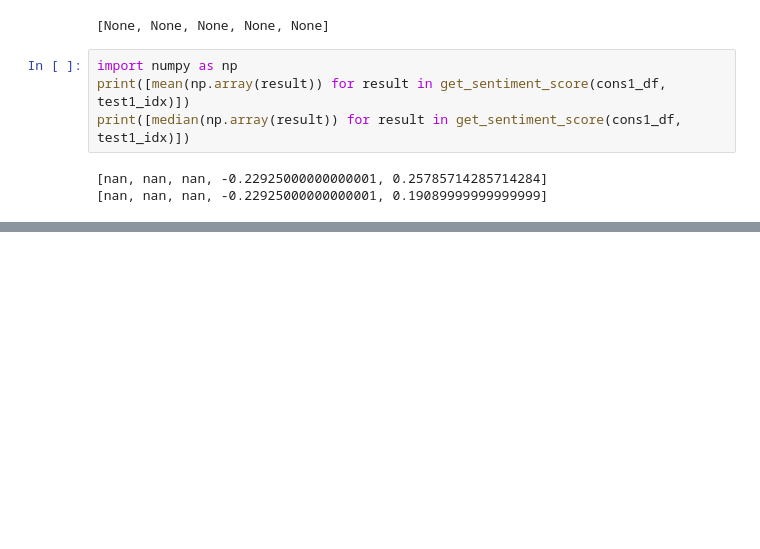
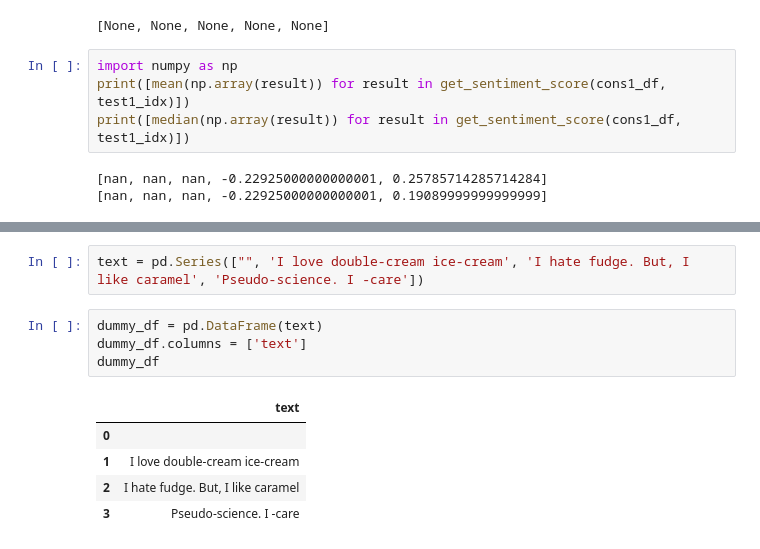
Before and after one commit to exfalsoquodlibet/NLP_consultation, a Jupyter notebook: Improving_functions.ipynb, the cells around one changed output, grey strips where cells are left out. Saved outputs shown, nothing was run; the diff lists cells and outputs as text; blank space fills up the shorter version.

```diff
--- a/Improving_functions.ipynb
+++ b/Improving_functions.ipynb
@@ -225,0 +328,12 @@ print(0.3818/2)
+# %%
+text = pd.Series(["", 'I love double-cream ice-cream', 'I hate fudge. But, I like caramel', 'Pseudo-science. I -care'])
+# %%
+dummy_df = pd.DataFrame(text)
+dummy_df.columns = ['text']
+dummy_df
+# %% [output]
+|  | text |
+| 0 |  |
+| 1 | I love double-cream ice-cream |
+| 2 | I hate fudge. But, I like caramel |
+| 3 | Pseudo-science. I -care |
```
Also changed, not shown: parts of 17 cells of this notebook.
